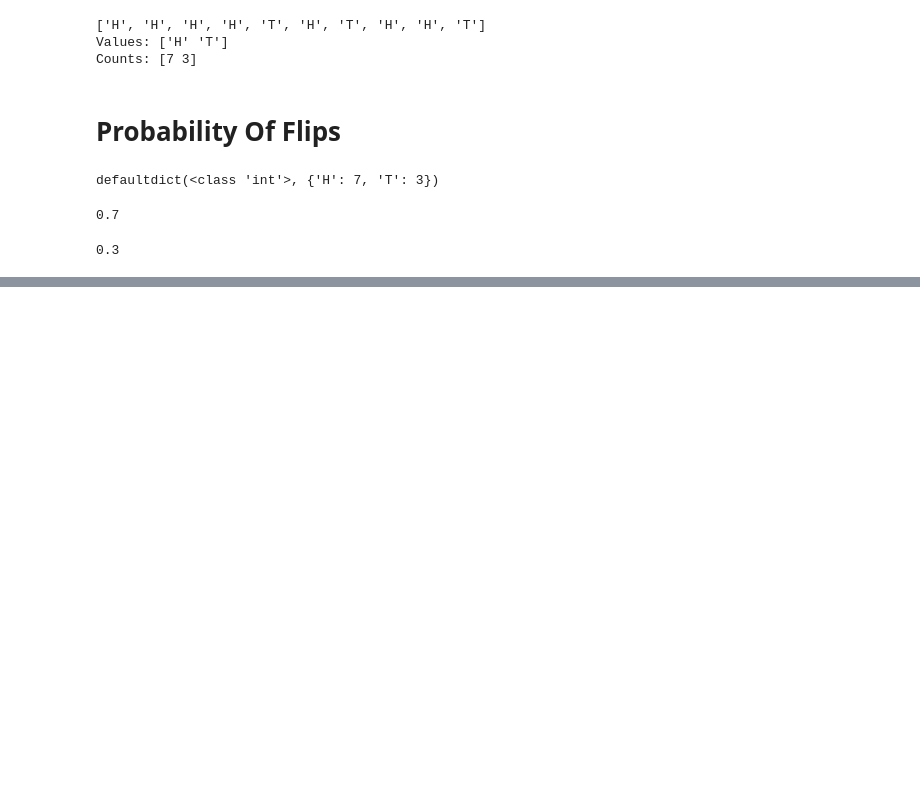
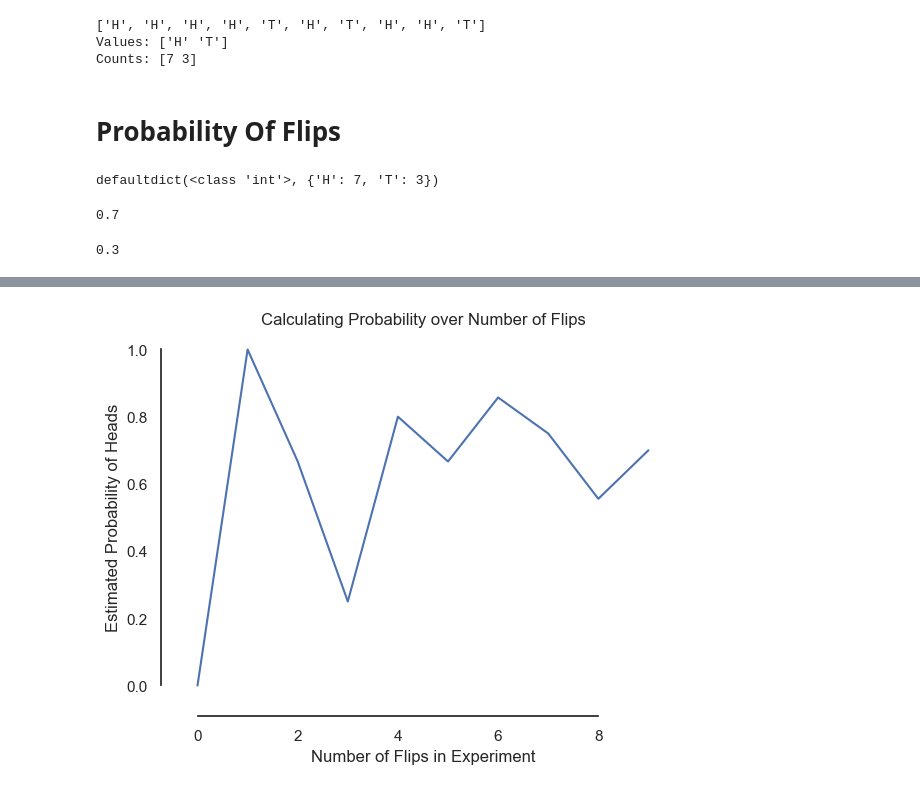
Before and after one commit to shafaq-aslam/statistics-prob, a Jupyter notebook: 05_coin_flips.ipynb, the cells around one changed output, grey strips where cells are left out. Cells and saved outputs as stored; diff of their text form; code cells hidden in the pictures; blank space fills up the shorter version.

```diff
--- a/05_coin_flips.ipynb
+++ b/05_coin_flips.ipynb
@@ -111,0 +139,9 @@ print(prob_tail)
+# %%
+plt.plot(prob[:10])
+plt.ylabel("Estimated Probability of Heads")
+plt.xlabel("Number of Flips in Experiment")
+plt.title("Calculating Probability over Number of Flips")
+sns.despine(offset=10, trim=True)
+plt.show()
+# %% [output]
+[figure, added]
```
Also changed, not shown: parts of 8 cells of this notebook.
